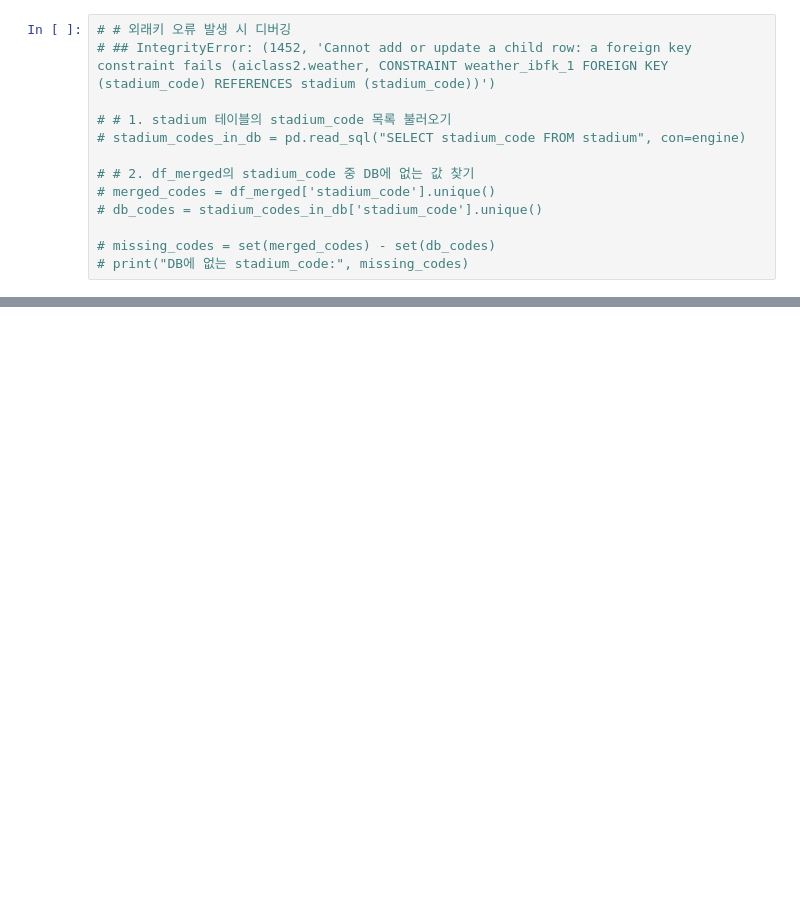
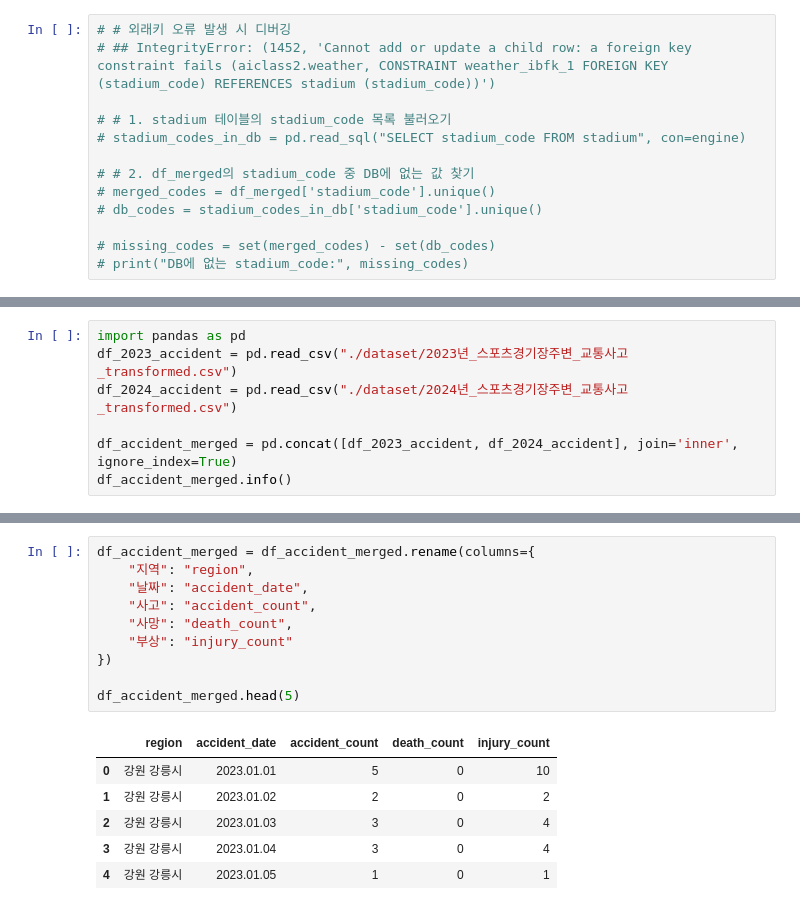
Before and after one commit to StaG-lab/ai-proj-2nd-class, a Jupyter notebook: 03.db_code/insert_dataset.ipynb, the cells around one changed output, grey strips where cells are left out. Saved outputs shown, nothing was run; the diff lists cells and outputs as text; blank space fills up the shorter version.

```diff
--- a/03.db_code/insert_dataset.ipynb
+++ b/03.db_code/insert_dataset.ipynb
@@ -673,0 +676,7 @@ df_merged[columns_to_insert].to_sql(
+# %%
+import pandas as pd
+df_2023_accident = pd.read_csv("./dataset/2023년_스포츠경기장주변_교통사고_transformed.csv")
+df_2024_accident = pd.read_csv("./dataset/2024년_스포츠경기장주변_교통사고_transformed.csv")
+
+df_accident_merged = pd.concat([df_2023_accident, df_2024_accident], join='inner', ignore_index=True)
+df_accident_merged.info()
@@ -673,0 +696,17 @@ df_merged[columns_to_insert].to_sql(
+# %%
+df_accident_merged = df_accident_merged.rename(columns={
+    "지역": "region",
+    "날짜": "accident_date",
+    "사고": "accident_count",
+    "사망": "death_count",
+    "부상": "injury_count"
+})
+
+df_accident_merged.head(5)
+# %% [output]
+|  | region | accident_date | accident_count | death_count | injury_count |
+| 0 | 강원 강릉시 | 2023.01.01 | 5 | 0 | 10 |
+| 1 | 강원 강릉시 | 2023.01.02 | 2 | 0 | 2 |
+| 2 | 강원 강릉시 | 2023.01.03 | 3 | 0 | 4 |
+| 3 | 강원 강릉시 | 2023.01.04 | 3 | 0 | 4 |
+| 4 | 강원 강릉시 | 2023.01.05 | 1 | 0 | 1 |
```
Also changed, not shown: parts of 14 cells of this notebook.
